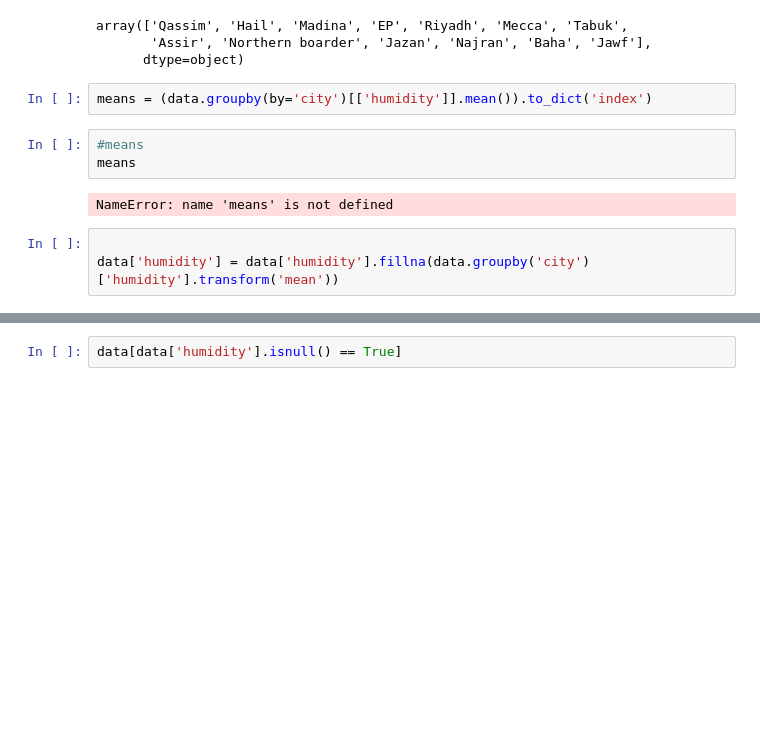
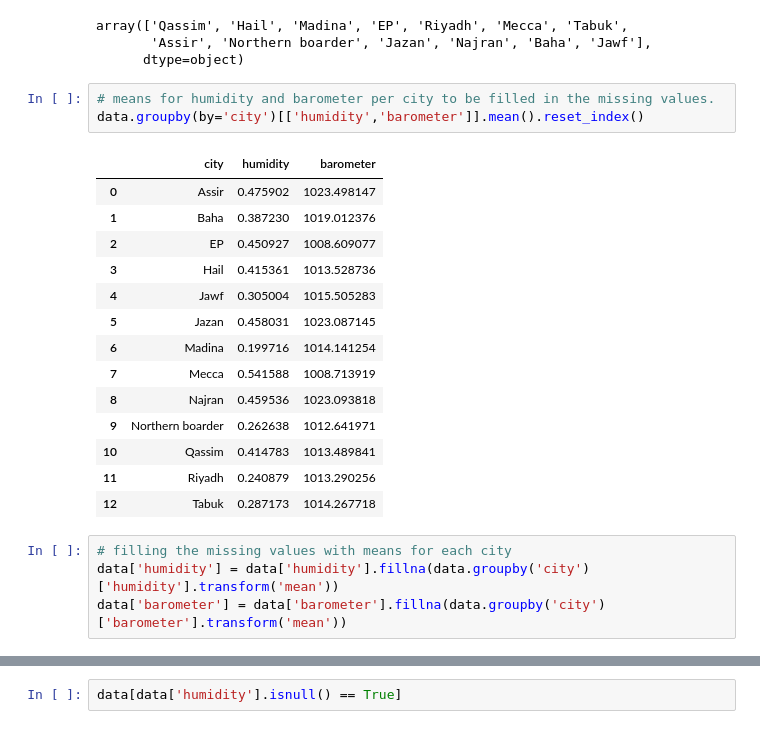
Before and after one commit to naiforfi/Bootcamp_repo, a Jupyter notebook: Saudi_Arabia_Rain.ipynb, the cells around one changed output, grey strips where cells are left out. Drawn from its saved outputs; the diff is of its cells as text; blank space fills up the shorter version.

Commit message:
miss value

```diff
--- a/Saudi_Arabia_Rain.ipynb
+++ b/Saudi_Arabia_Rain.ipynb
@@ -138,15 +140,27 @@ array(['Qassim', 'Hail', 'Madina', 'EP', 'Riyadh', 'Mecca', 'Tabuk',
        'Assir', 'Northern boarder', 'Jazan', 'Najran', 'Baha', 'Jawf'],
       dtype=object)
 # %%
-means = (data.groupby(by='city')[['humidity']].mean()).to_dict('index')
+# means for humidity and barometer per city to be filled in the missing values.
+data.groupby(by='city')[['humidity','barometer']].mean().reset_index()
+# %% [output]
+|  | city | humidity | barometer |
+| 0 | Assir | 0.475902 | 1023.498147 |
+| 1 | Baha | 0.387230 | 1019.012376 |
+| 2 | EP | 0.450927 | 1008.609077 |
+| 3 | Hail | 0.415361 | 1013.528736 |
+| 4 | Jawf | 0.305004 | 1015.505283 |
+| 5 | Jazan | 0.458031 | 1023.087145 |
+| 6 | Madina | 0.199716 | 1014.141254 |
+| 7 | Mecca | 0.541588 | 1008.713919 |
+| 8 | Najran | 0.459536 | 1023.093818 |
+| 9 | Northern boarder | 0.262638 | 1012.641971 |
+| 10 | Qassim | 0.414783 | 1013.489841 |
+| 11 | Riyadh | 0.240879 | 1013.290256 |
+| 12 | Tabuk | 0.287173 | 1014.267718 |
-# %%
-#means
-means
-# %% [output]
-NameError: name 'means' is not defined
 # %%
-
+# filling the missing values with means for each city
 data['humidity'] = data['humidity'].fillna(data.groupby('city')['humidity'].transform('mean'))
+data['barometer'] = data['barometer'].fillna(data.groupby('city')['barometer'].transform('mean'))
 # %%
 data.loc[3385]
 # %% [output]
```
Also changed, not shown: parts of 11 cells of this notebook.
